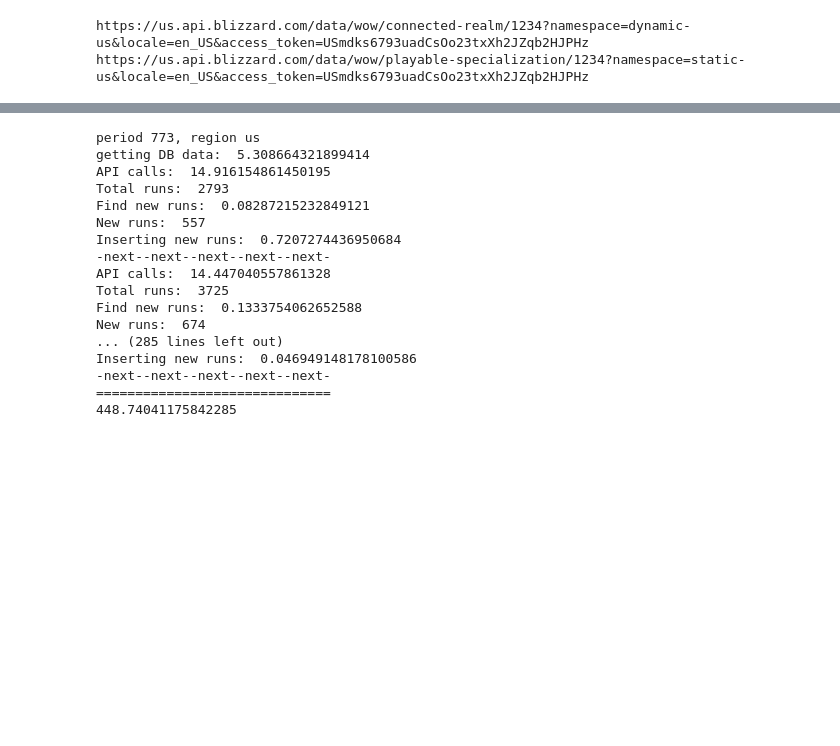
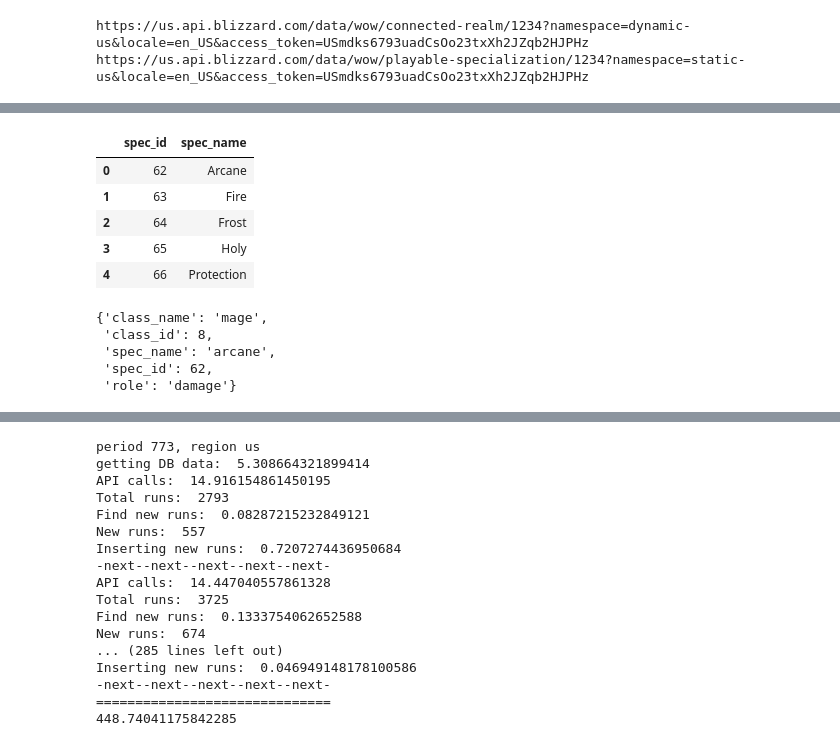
Before and after one commit to ily123/blizzard_api, a Jupyter notebook: _test_pipeline_methods.ipynb, the cells around one changed output, grey strips where cells are left out. Drawn from its saved outputs; the diff is of its cells as text; code cells hidden in the pictures; blank space fills up the shorter version.

```diff
--- a/_test_pipeline_methods.ipynb
+++ b/_test_pipeline_methods.ipynb
@@ -58,0 +79,25 @@ caller.get_class_spec_table()
+# %%
+# get spec names and ids
+importlib.reload(blizzard_api)
+caller = blizzard_api.Caller(access_token = api_token)
+result = caller.get_spec_ids()
+pd.DataFrame(result).head()
+# %% [output]
+|  | spec_id | spec_name |
+| 0 | 62 | Arcane |
+| 1 | 63 | Fire |
+| 2 | 64 | Frost |
+| 3 | 65 | Holy |
+| 4 | 66 | Protection |
+# %%
+# get full info for a spec using spec id
+importlib.reload(blizzard_api)
+caller = blizzard_api.Caller(access_token = api_token)
+result = caller.get_spec_by_id(spec_id = 62)
+result
+# %% [output]
+{'class_name': 'mage',
+ 'class_id': 8,
+ 'spec_name': 'arcane',
+ 'spec_id': 62,
+ 'role': 'damage'}
```
Also changed, not shown: parts of 13 cells of this notebook, 1 other file.
